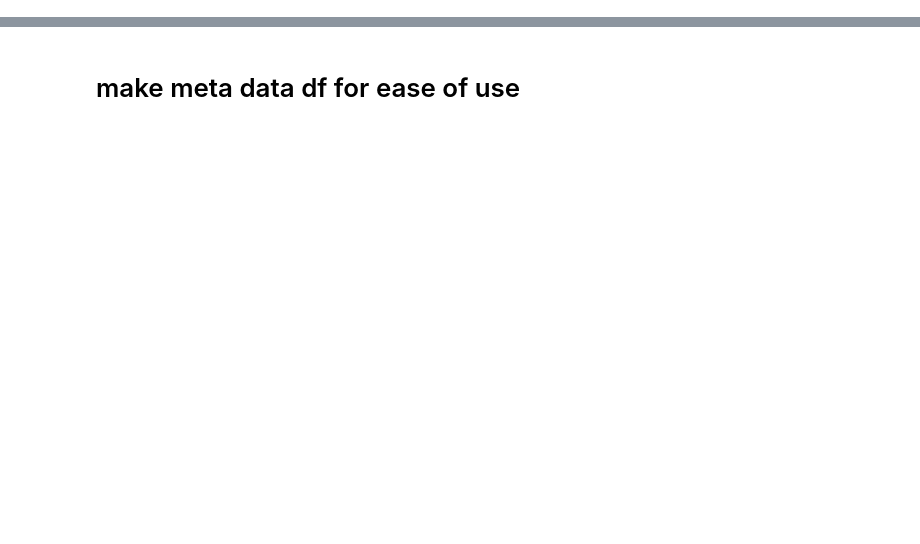
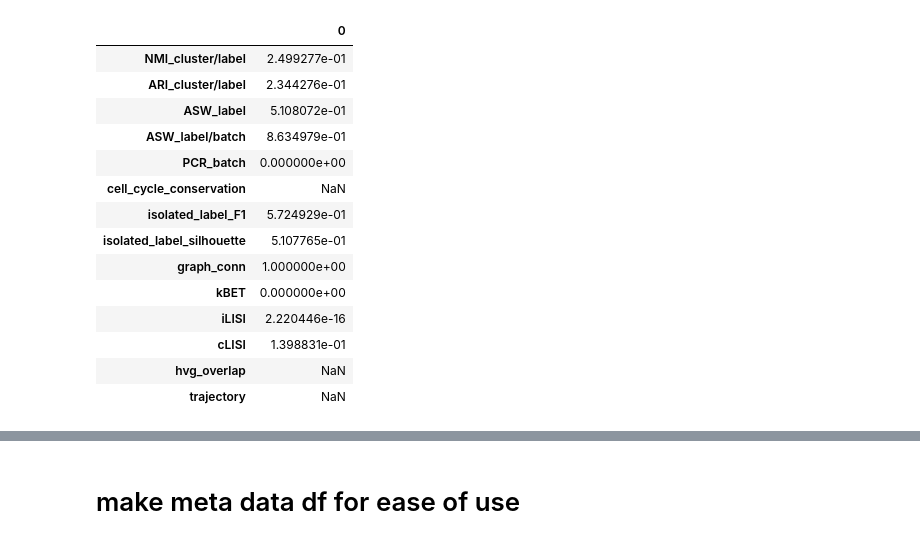
Before and after one commit to kollo97/anglemania_benchmark, a Jupyter notebook: scripts/notebooks/benchmark_visualization.ipynb, the cells around one changed output, grey strips where cells are left out. Saved outputs shown, nothing was run; the diff lists cells and outputs as text; code cells hidden in the pictures; blank space fills up the shorter version.

```diff
--- a/scripts/benchmark_visualization.ipynb
+++ b/scripts/notebooks/benchmark_visualization.ipynb
@@ -12,0 +117,18 @@ import seaborn as sns
+# %%
+metrics #hvg
+# %% [output]
+|  | 0 |
+| NMI_cluster/label | 2.499277e-01 |
+| ARI_cluster/label | 2.344276e-01 |
+| ASW_label | 5.108072e-01 |
+| ASW_label/batch | 8.634979e-01 |
+| PCR_batch | 0.000000e+00 |
+| cell_cycle_conservation | NaN |
+| isolated_label_F1 | 5.724929e-01 |
+| isolated_label_silhouette | 5.107765e-01 |
+| graph_conn | 1.000000e+00 |
+| kBET | 0.000000e+00 |
+| iLISI | 2.220446e-16 |
+| cLISI | 1.398831e-01 |
+| hvg_overlap | NaN |
+| trajectory | NaN |
```
Also changed, not shown: parts of 8 cells of this notebook, 36 other files.
